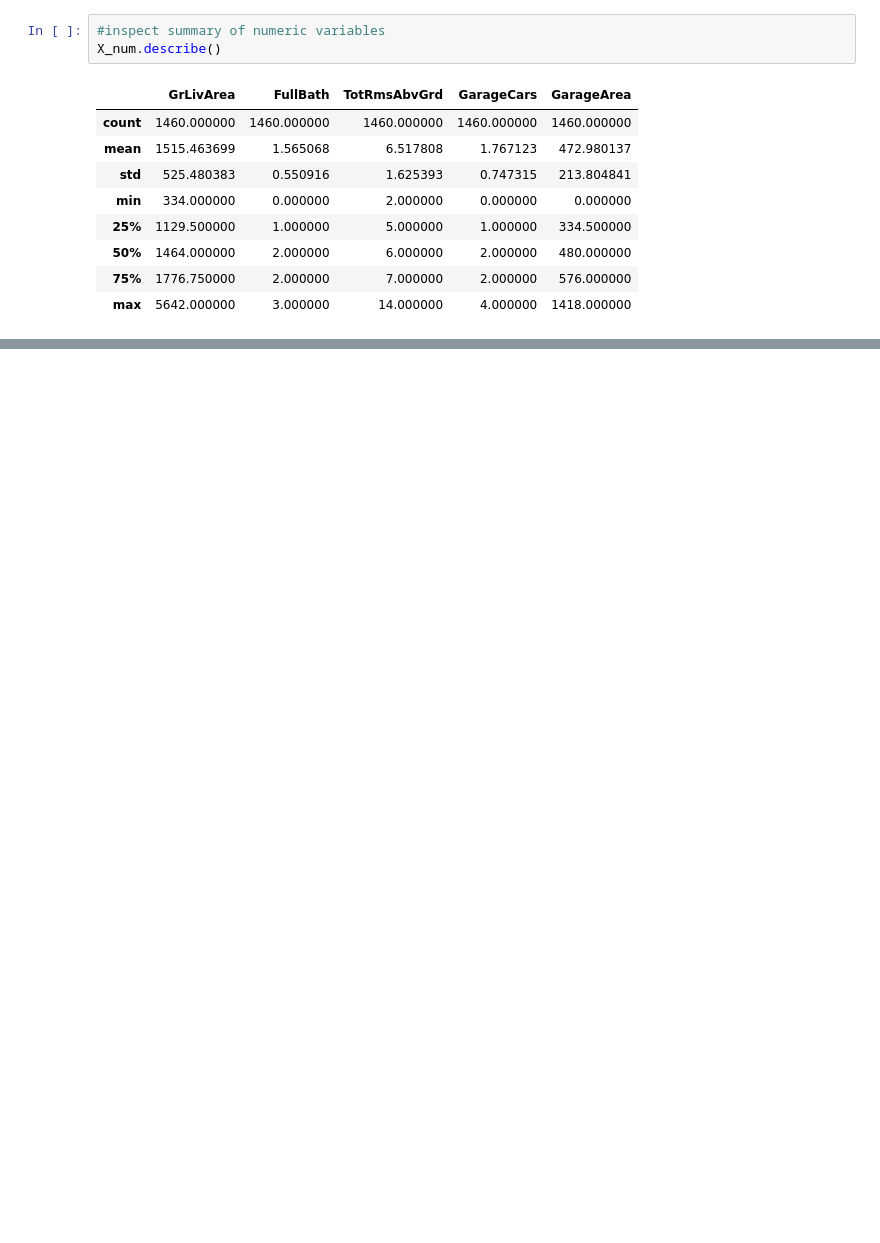
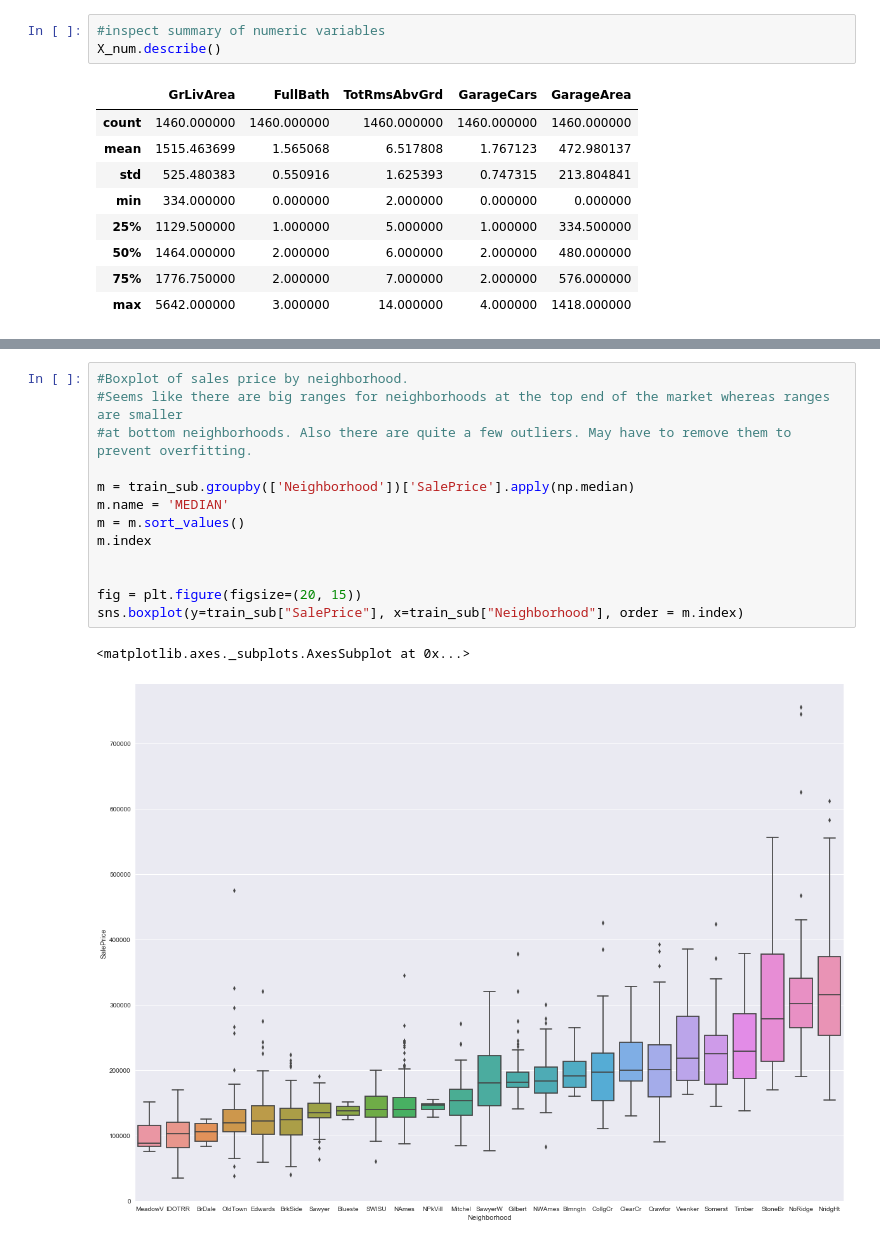
Before and after one commit to chun9men9/WIC_MLProject, a Jupyter notebook: Wing/Project_3_LinearRegression.ipynb, the cells around one changed output, grey strips where cells are left out. Drawn from its saved outputs; the diff is of its cells as text; blank space fills up the shorter version.

```diff
--- a/Wing/Project_3_LinearRegression.ipynb
+++ b/Wing/Project_3_LinearRegression.ipynb
@@ -135,0 +278,16 @@ strong multicollinearity or other numerical problems.
+# %%
+#Boxplot of sales price by neighborhood.
+#Seems like there are big ranges for neighborhoods at the top end of the market whereas ranges are smaller
+#at bottom neighborhoods. Also there are quite a few outliers. May have to remove them to prevent overfitting.
+
+m = train_sub.groupby(['Neighborhood'])['SalePrice'].apply(np.median)
+m.name = 'MEDIAN'
+m = m.sort_values()
+m.index
+
+
+fig = plt.figure(figsize=(20, 15))
+sns.boxplot(y=train_sub["SalePrice"], x=train_sub["Neighborhood"], order = m.index)
+# %% [output]
+<matplotlib.axes._subplots.AxesSubplot at 0x...>
+[figure, added]
```
Also changed, not shown: parts of 55 cells of this notebook, 1 other file.
